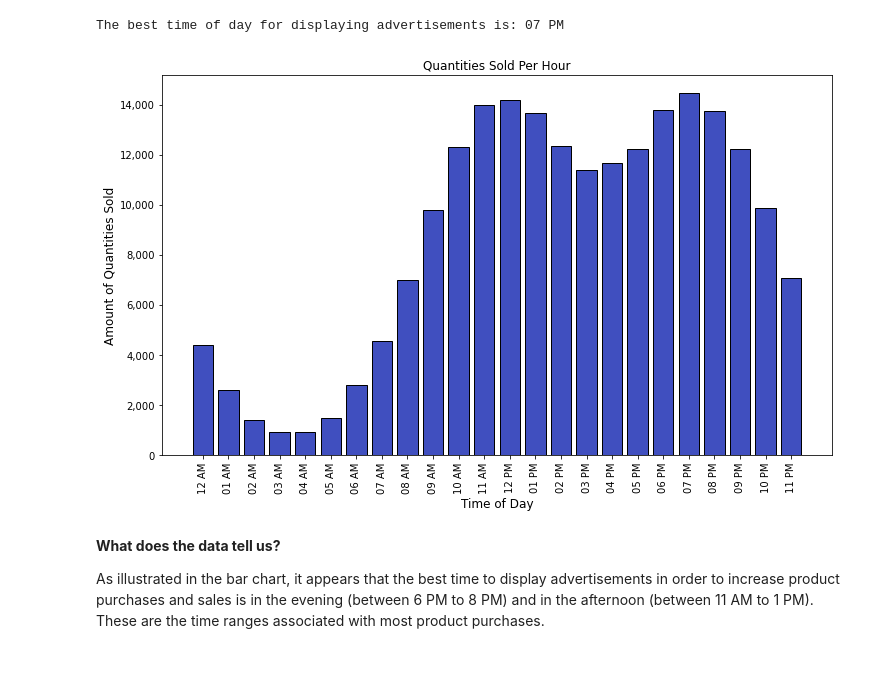
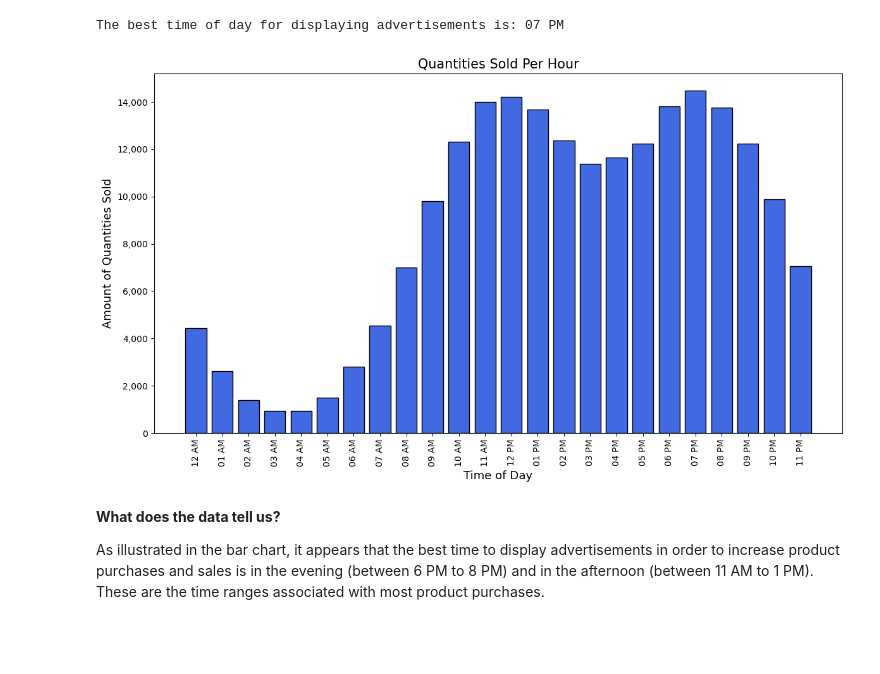
Before and after one commit to Mo-Khalifa96/Sales-Analysis-with-Python, a Jupyter notebook: Sales Analysis (Jupyter version).ipynb, the cells around one changed output. Cells and saved outputs as stored; diff of their text form; code cells hidden in the pictures.

```diff
--- a/Sales Analysis (Jupyter version).ipynb
+++ b/Sales Analysis (Jupyter version).ipynb
@@ -625,34 +637,35 @@ The best time of day for displaying advertisements is: 07 PM
 # %%
 #finally, we can plot the data using a bar chart in order to get a better view  of how many purchases are made per hour
 #extracting times of the day
 time_of_purchase = purchases_per_hour.index.values
 
 #setting the figure size
 plt.figure(figsize=(12,7))
 
 #creating a line plot
 plt.bar(time_of_purchase,
         purchases_per_hour,
-        color='#404fbf',
+        color='#4169e1',
         linewidth=1,
         edgecolor='k')
 
 #adding a title
-plt.title('Quantities Sold Per Hour')
+plt.title('Quantities Sold Per Hour', fontsize=15)
 #adding labels to the axes
-plt.xlabel('Time of Day', fontsize=12)
-plt.ylabel('Amount of Quantities Sold', fontsize=12)
+plt.xlabel('Time of Day', fontsize=13)
+plt.ylabel('Amount of Quantities Sold', fontsize=13)
 
 #adjusting the rotation of the x-axis' labels
 plt.xticks(rotation=90)
 
 #adjusting the y-axis to make quantities numeric values reader-friendly
 plt.gcf().axes[0].yaxis.set_major_formatter(mpl.ticker.StrMethodFormatter('{x:,.0f}'))
 
 #displaying the bar chart
+plt.tight_layout()
 plt.show()
 # %% [output]
-[figure, old version]
+[figure, new version]
 # %% [markdown]
 **What does the data tell us?**
 <br>
```
Also changed, not shown: parts of 5 cells of this notebook.
